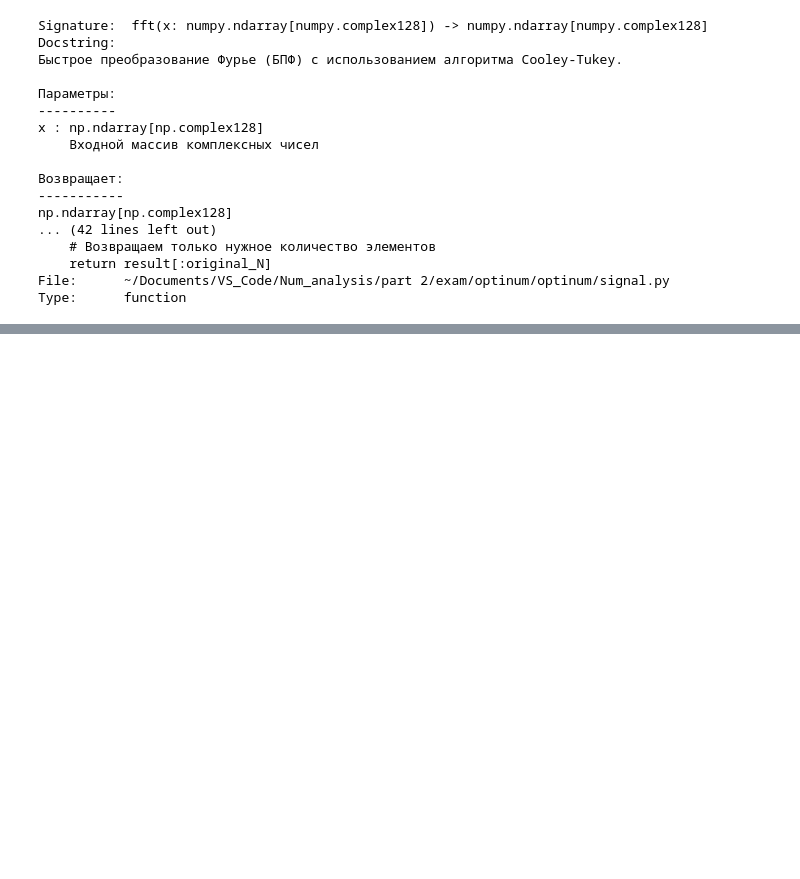
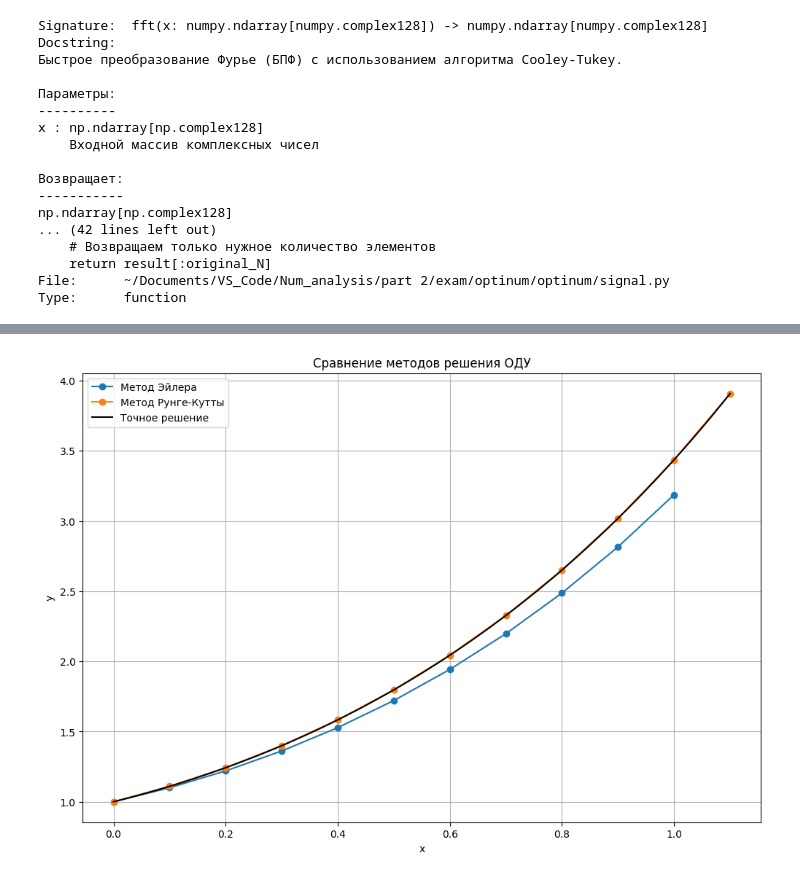
Before and after one commit to galkin-v/optinum, a Jupyter notebook: docs/api_examples.ipynb, the cells around one changed output, grey strips where cells are left out. Saved outputs shown, nothing was run; the diff lists cells and outputs as text; code cells hidden in the pictures; blank space fills up the shorter version.

```diff
--- a/docs/api_examples.ipynb
+++ b/docs/api_examples.ipynb
@@ -98,0 +255,14 @@ Type:      function
+# %%
+import numpy as np
+def exact_solution(x):
+    return -x - 1 + 2 * np.exp(x)
+
+x1, y1 = solve_ode_euler(f, x0, y0, x_end, h)
+x2, y2 = solve_ode_runge_kutta(f, x0, y0, x_end, h)
+
+methods_results = {
+     "Метод Эйлера": (x1, y1),
+     "Метод Рунге-Кутты": (x2, y2)}
+plot_ode_methods_comparison(methods_results, exact_solution=exact_solution, x0=0, x_end=1.1)
+# %% [output]
+[figure, added]
```
Also changed, not shown: parts of 12 cells of this notebook, 30 other files.
